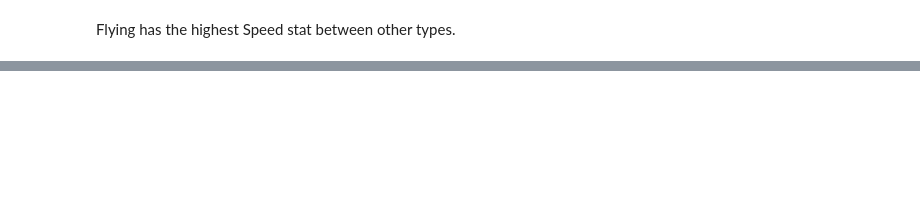
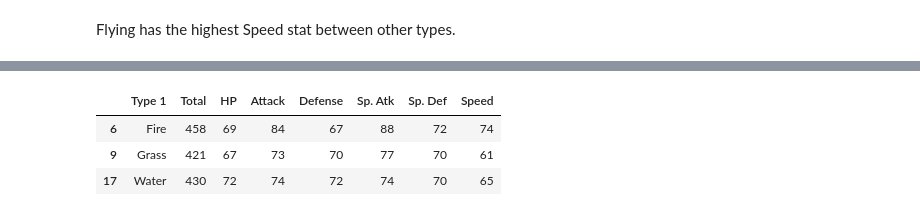
Before and after one commit to reondaze-a/Streamlit-Project, a Jupyter notebook: EDA Pokemon.ipynb, the cells around one changed output, grey strips where cells are left out. Cells and saved outputs as stored; diff of their text form; code cells hidden in the pictures; blank space fills up the shorter version.

```diff
--- a/EDA Pokemon.ipynb
+++ b/EDA Pokemon.ipynb
@@ -713,0 +723,7 @@ plot_single_pokemon(name)
+# %%
+avg_stats[avg_stats['Type 1'].isin(['Fire', 'Water', 'Grass'])]
+# %% [output]
+|  | Type 1 | Total | HP | Attack | Defense | Sp. Atk | Sp. Def | Speed |
+| 6 | Fire | 458 | 69 | 84 | 67 | 88 | 72 | 74 |
+| 9 | Grass | 421 | 67 | 73 | 70 | 77 | 70 | 61 |
+| 17 | Water | 430 | 72 | 74 | 72 | 74 | 70 | 65 |
```
Also changed, not shown: parts of 13 cells of this notebook, 1 other file.
